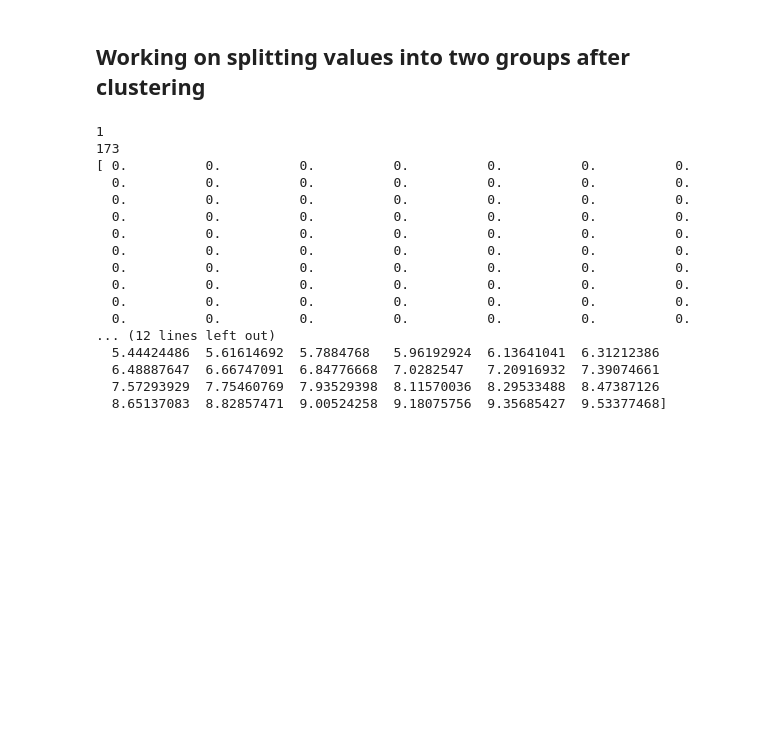
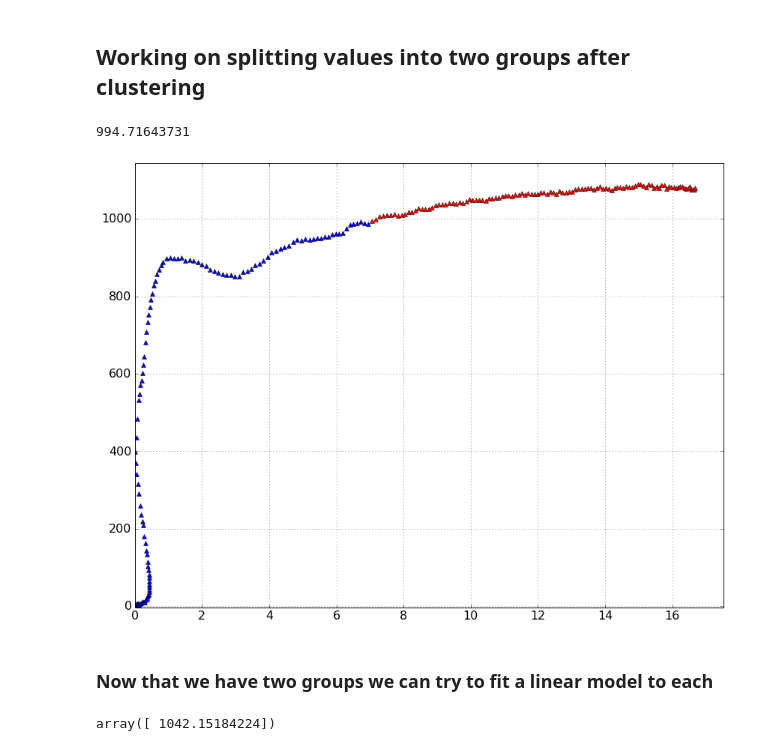
Before and after one commit to ednusi/MatPy, a Jupyter notebook: ML_PredictStressStrain.ipynb, the cells around one changed output. Saved outputs shown, nothing was run; the diff lists cells and outputs as text; code cells hidden in the pictures; blank space fills up the shorter version.

Commit message:
Establish heuristics for clustering

```diff
--- a/ML_PredictStressStrain.ipynb
+++ b/ML_PredictStressStrain.ipynb
@@ -356,59 +356,83 @@ import test_suite
 reload(test_suite)
 from test_suite import plot2D
 
-model2 = StressStrain('ref/HSRS/222')
+model2 = StressStrain('ref/HSRS/22')
 model3 = StressStrain('ref/HSRS/326')
 
 """Establishing our models"""
 exp2 = model2.get_experimental_data()
 exp3 = model3.get_experimental_data()
 
 # mark as None to feed all data to algorithm
 start = None
-x_train = []
 y_train = exp2[start:,1]
-
 x_train = test_suite.expToTrain(exp2)
 
 reg = mbkmeans(n_clusters=2) # 2 groups
 reg.fit(x_train,y_train)
 
 # -- predicts the group of every value in exp
 guess_range = reg.predict(exp2[:,0].reshape(-1,1))
+
 initgroup = guess_range[0]
-
 splitgroup = 0
 
 for index, val in enumerate(guess_range):
 
+    # as soon as we reach the new group, we have found our dividing point
     if val != initgroup:
         splitgroup = index
-        print splitgroup
         break
 
 group1x = exp2[:splitgroup,0]
 group1y = exp2[:splitgroup,1]
 
 group2x = exp2[splitgroup:,0]
 group2y = exp2[splitgroup:,1]
 
-group1 = zip(group1x,group1y)
-print group1x
+"""Instead of creating tuples, we create lists"""
+elastic = np.array([list(a) for a in zip(group1x,group1y)])
+plastic = np.array([list(a) for a in zip(group2x,group2y)])
+
+print data[splitgroup,1]
+test_suite.plotmult2D(elastic,plastic)
 # %% [output]
-1
-173
-[ 0.          0.          0.          0.          0.          0.          0.
-  0.          0.          0.          0.          0.          0.          0.
-  0.          0.          0.          0.          0.          0.          0.
-  0.          0.          0.          0.          0.          0.          0.
-  0.          0.          0.          0.          0.          0.          0.
-  0.          0.          0.          0.          0.          0.          0.
-  0.          0.          0.          0.          0.          0.          0.
-  0.          0.          0.          0.          0.          0.          0.
-  0.          0.          0.          0.          0.          0.          0.
-  0.          0.          0.          0.          0.          0.          0.
-... (12 lines left out)
-  5.44424486  5.61614692  5.7884768   5.96192924  6.13641041  6.31212386
-  6.48887647  6.66747091  6.84776668  7.0282547   7.20916932  7.39074661
-  7.57293929  7.75460769  7.93529398  8.11570036  8.29533488  8.47387126
-  8.65137083  8.82857471  9.00524258  9.18075756  9.35685427  9.53377468]
+994.71643731
+[figure, added]
+# %% [markdown]
+### Now that we have two groups we can try to fit a linear model to each
+# %%
+import irreversible_stressstrain
+reload(irreversible_stressstrain)
+from irreversible_stressstrain import StressStrain
+
+from sklearn.linear_model import LinearRegression
+import numpy as np
+
+import test_suite
+reload(test_suite)
+from test_suite import plot2D
+
+model2 = StressStrain('ref/HSRS/222')
+model3 = StressStrain('ref/HSRS/326')
+
+"""Establishing our models"""
+exp2 = model2.get_experimental_data()
+exp3 = model3.get_experimental_data()
+
+start = -20 # mark as none to feed all data to algorithm
+x_train = []
+y_train = exp2[start:,1]
+
+"""Our problem is that our data close to the origin is largely throwing off our estimates"""
+
+# -- all values must be added as tuples because the domain has to be iterable to account for higher dims
+for data in exp2[start:,0]:
+    x_train.append((data, ))
+
+#print x_train
+
+clf.fit(x_train,y_train)
+clf.predict(10.)
+# %% [output]
+array([ 1042.15184224])
```
Also changed, not shown: parts of 10 cells of this notebook, 7 other files.
